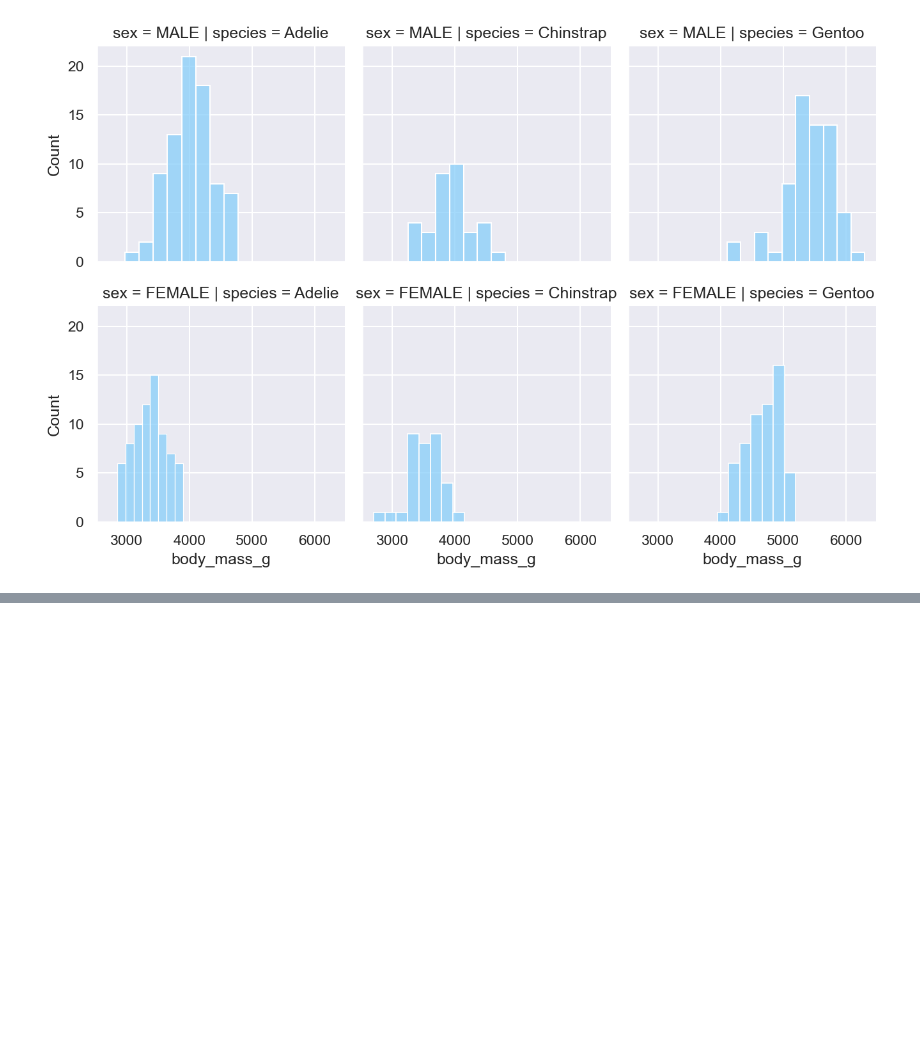
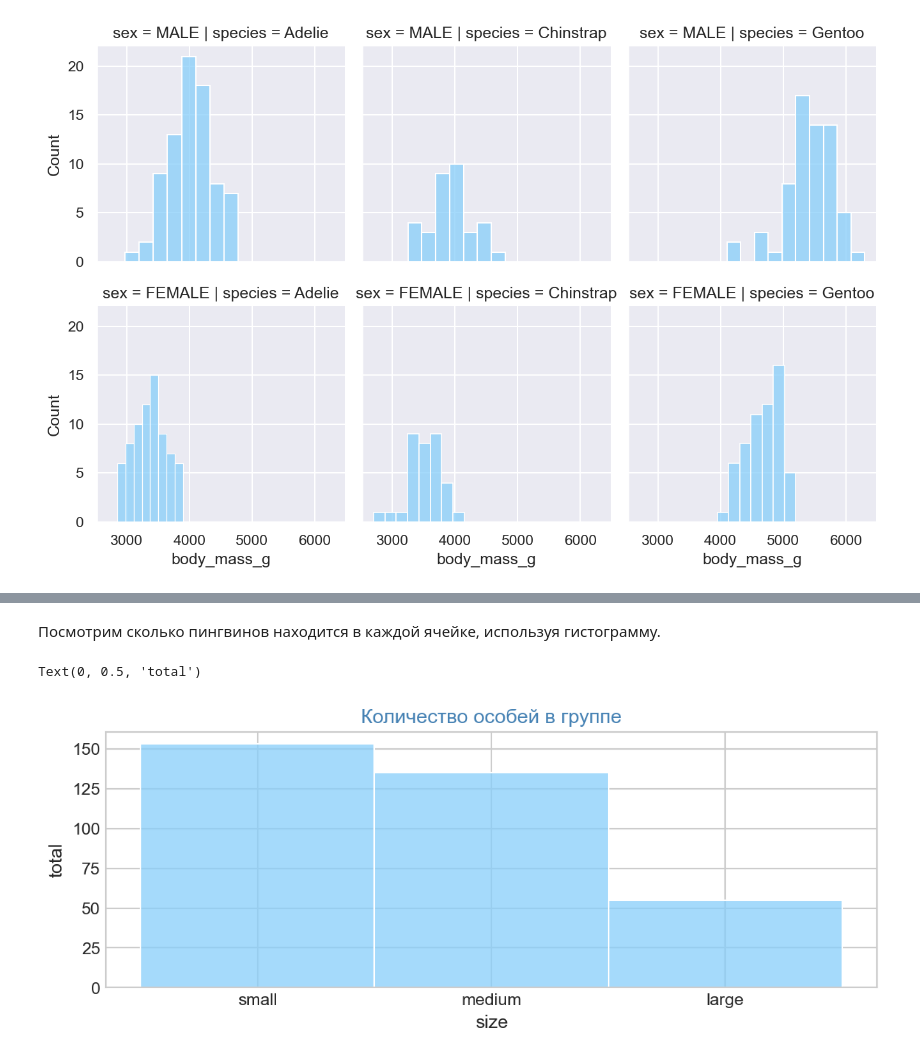
Before and after one commit to alesialesia/Project, a Jupyter notebook: Final version Penguins in Antarctica.ipynb, the cells around one changed output, grey strips where cells are left out. Cells and saved outputs as stored; diff of their text form; code cells hidden in the pictures; blank space fills up the shorter version.

```diff
--- a/Final version Penguins in Antarctica.ipynb
+++ b/Final version Penguins in Antarctica.ipynb
@@ -681,0 +819,4 @@ plt.show()
+# %%
+bin = np.linspace(df['body_mass_g'].min(),df['body_mass_g'].max(),4)
+label_names = ['small', 'medium', 'large']
+print(bin)
@@ -681,0 +836,3 @@ plt.show()
+# %%
+df['size'] = pd.cut(df['body_mass_g'] , bin , labels = label_names )
+df.sample(10)
@@ -681,0 +851,10 @@ plt.show()
+# %% [markdown]
+Посмотрим сколько пингвинов находится в каждой ячейке, используя гистограмму.
+# %%
+sns.histplot(data = df, x = 'size')
+plt.title("Количество особей в группе", size=13, color="#4682B4")
+plt.xlabel("size")
+plt.ylabel("total")
+# %% [output]
+Text(0, 0.5, 'total')
+[figure, added]
```
Also changed, not shown: parts of 60 cells of this notebook.
